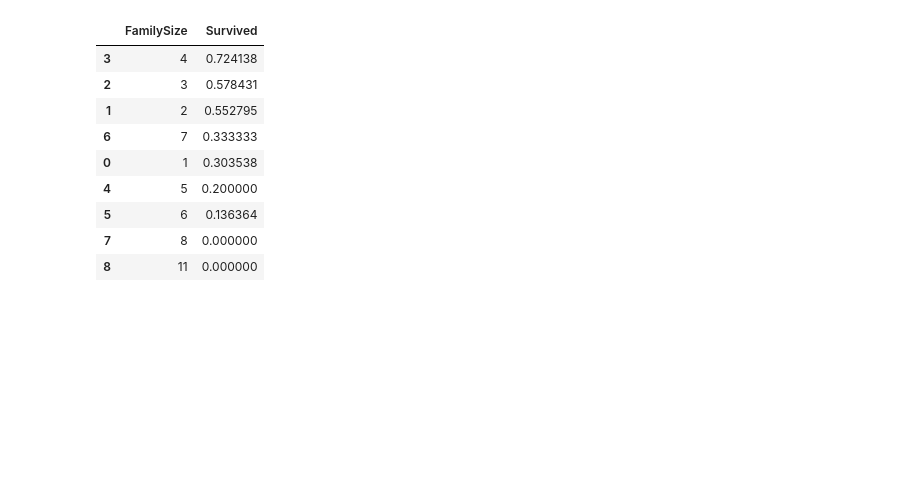
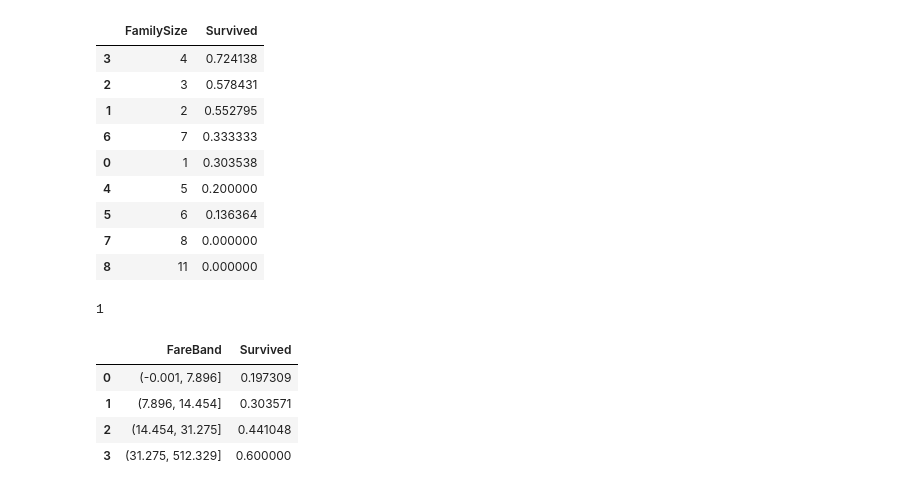
Before and after one commit to Sasafrass/kaggle, a Jupyter notebook: titanic/titanic_tutorial.ipynb, the cells around one changed output. Saved outputs shown, nothing was run; the diff lists cells and outputs as text; code cells hidden in the pictures; blank space fills up the shorter version.

```diff
--- a/titanic/titanic_tutorial.ipynb
+++ b/titanic/titanic_tutorial.ipynb
@@ -282,3 +285,20 @@ ds.loc[(ds['FamilySize']>=8), 'FamilySize'] = 3
 # %%
 ds['IsAlone'] = 0
 ds.loc[ds['FamilySize'] == 1, 'IsAlone'] = 1
+# %%
+ds.Fare.isnull().sum()
+# %% [output]
+1
+# %%
+#Filling missing values by median - or should we actually do mode?
+ds['Fare'].fillna(ds['Fare'].dropna().median(), inplace=True)
+# %%
+#Creating 4 groups of values by FareBand
+ds['FareBand']=pd.qcut(ds['Fare'], 4)
+ds[['FareBand', 'Survived']].groupby(['FareBand'], as_index=False).mean().sort_values(by='FareBand', ascending=True)
+# %% [output]
+|  | FareBand | Survived |
+| 0 | (-0.001, 7.896] | 0.197309 |
+| 1 | (7.896, 14.454] | 0.303571 |
+| 2 | (14.454, 31.275] | 0.441048 |
+| 3 | (31.275, 512.329] | 0.600000 |
```
Also changed, not shown: parts of 44 cells of this notebook, 1 other file.
